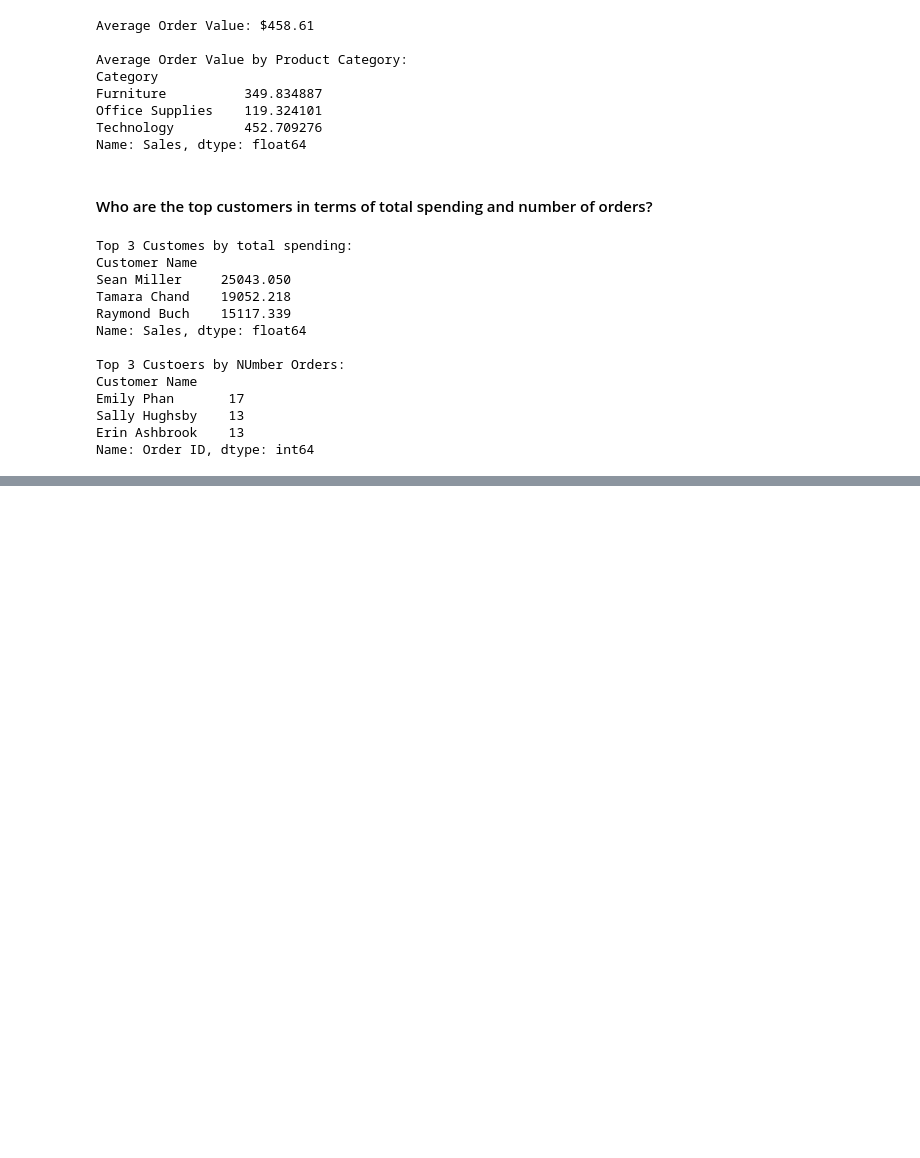
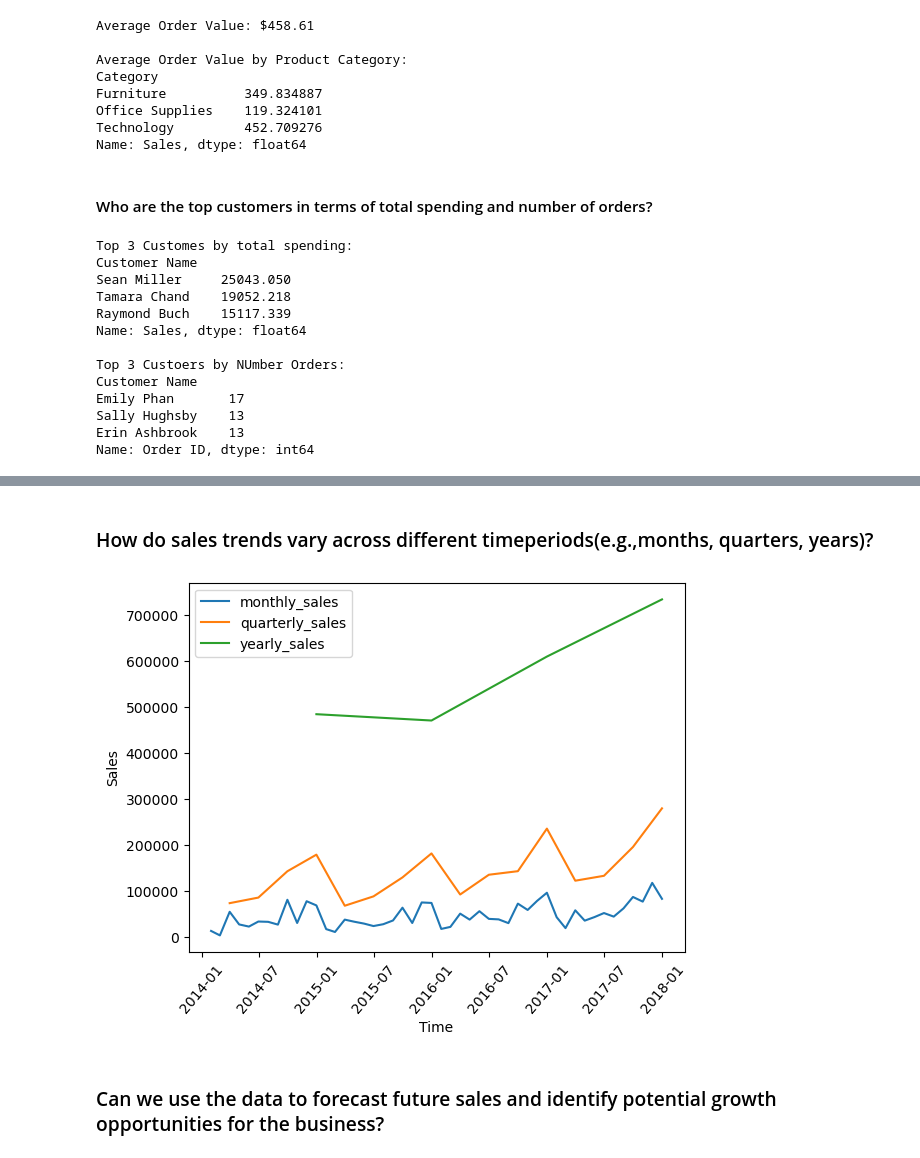
Before and after one commit to AdekanleIsrael/Analysis_With_Super_Store_Data, a Jupyter notebook: Superstore.ipynb, the cells around one changed output, grey strips where cells are left out. Saved outputs shown, nothing was run; the diff lists cells and outputs as text; code cells hidden in the pictures; blank space fills up the shorter version.

```diff
--- a/Superstore.ipynb
+++ b/Superstore.ipynb
@@ -180,0 +216,22 @@ Name: Order ID, dtype: int64
+# %% [markdown]
+### How do sales trends vary across different timeperiods(e.g.,months, quarters, years)?
+# %%
+#How do sales trends vary across different timeperiods(e.g.,months, quarters, years)?
+monthly_sales = df.groupby(pd.Grouper(key = 'Order Date' , freq = 'M'))['Sales'].sum()
+quarterly_sales = df.groupby(pd.Grouper(key = 'Order Date' , freq = 'Q'))['Sales'].sum()
+yearly_sales = df.groupby(pd.Grouper(key = 'Order Date' , freq = 'Y'))['Sales'].sum()
+
+
+#Plot the sales trends over time
+plt.plot(monthly_sales, label='monthly_sales')
+plt.plot(quarterly_sales , label ='quarterly_sales')
+plt.plot(yearly_sales , label = 'yearly_sales')
+plt.xticks(rotation = 50)
+plt.xlabel('Time')
+plt.ylabel('Sales')
+plt.legend()
+plt.show()
+# %% [output]
+[figure, added]
+# %% [markdown]
+### Can we use the data to forecast future sales and identify potential growth opportunities for the business?
```
Also changed, not shown: parts of 6 cells of this notebook.
